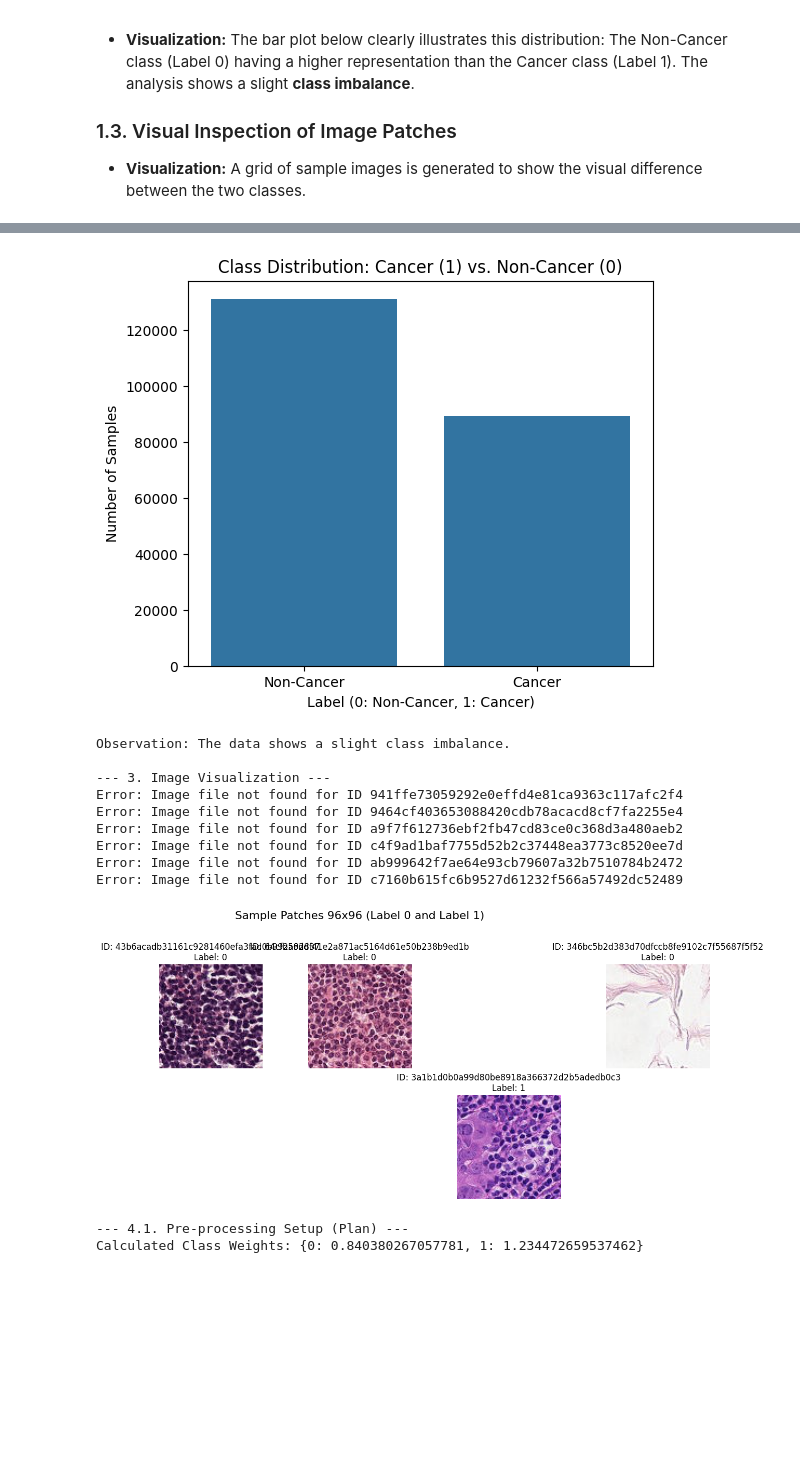
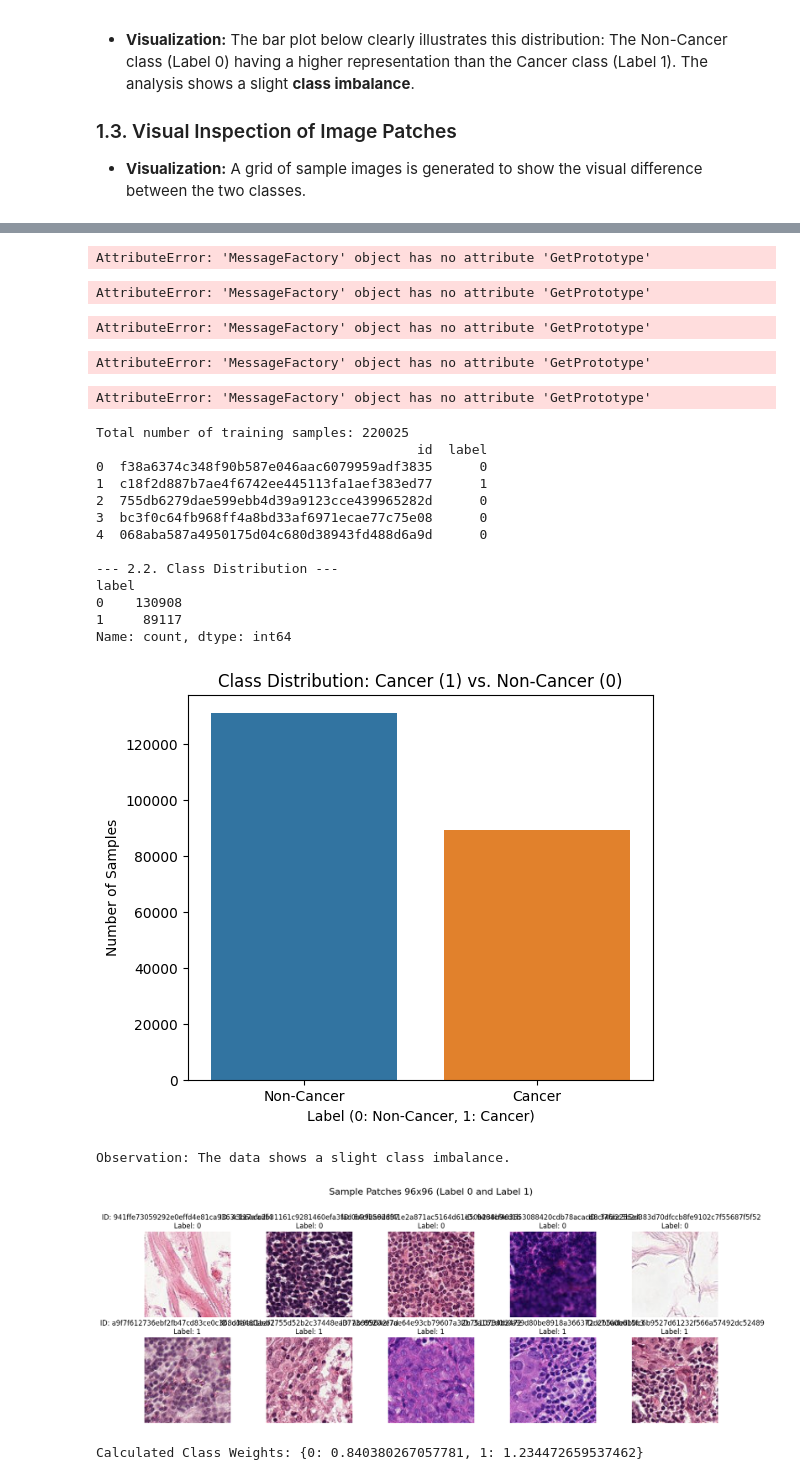
Before and after one commit to hoangop/Deep_Learning_W3_project, a Jupyter notebook: notebook/project.ipynb, the cells around one changed output, grey strips where cells are left out. Saved outputs shown, nothing was run; the diff lists cells and outputs as text; code cells hidden in the pictures; blank space fills up the shorter version.

```diff
--- a/notebook/project.ipynb
+++ b/notebook/project.ipynb
@@ -59,12 +55,7 @@ from tensorflow.keras.preprocessing.image import ImageDataGenerator
 from tensorflow.keras.optimizers import Adam
 from tensorflow.keras.callbacks import ModelCheckpoint, EarlyStopping
 
-# Verify TensorFlow is working
-print(f"TensorFlow version: {tf.__version__}")
-
-# Set the base path for the Kaggle Kernel
-# The competition data is automatically mounted here
-INPUT_DIR = '../data/'
+INPUT_DIR = '/kaggle/input/histopathologic-cancer-detection'
 TRAIN_DIR = os.path.join(INPUT_DIR, 'train')
 LABEL_FILE = os.path.join(INPUT_DIR, 'train_labels.csv')
 
@@ -72,11 +63,8 @@ LABEL_FILE = os.path.join(INPUT_DIR, 'train_labels.csv')
 IMAGE_SIZE = 96
 
 # --- 2. Data Statistics and Class Distribution (EDA) ---
-
-print("--- 2.1. Load and Inspect Labels ---")
 train_df = pd.read_csv(LABEL_FILE)
 print(f"Total number of training samples: {len(train_df)}")
-print("\nFirst 5 rows of the dataset:")
 print(train_df.head())
 
 # Count samples for each class
@@ -95,9 +83,7 @@ plt.show()
 print("Observation: The data shows a slight class imbalance.")
 
 
-# --- 3. Image Visualization ---
-print("\n--- 3. Image Visualization ---")
-
+# --- 3. Image Visualization --
 # Sample 5 patches for each class
 sample_0 = train_df[train_df['label'] == 0]['id'].sample(5, random_state=42).tolist()
 sample_1 = train_df[train_df['label'] == 1]['id'].sample(5, random_state=42).tolist()
@@ -126,13 +112,6 @@ plt.tight_layout(rect=[0, 0, 1, 0.95])
 plt.show()
 
 # --- 4. Data Pre-processing and Analysis Plan ---
-
-print("\n--- 4.1. Pre-processing Setup (Plan) ---")
-# Note: Transfer Learning models (ResNet, VGG) are pre-trained on ImageNet.
-# We must normalize the data according to ImageNet statistics for optimal performance.
-
-# Calculate Class Weights for Loss Function (Addressing Imbalance)
-# Class weights: Used to penalize errors on the minority class (Cancer - Label 1)
 y_train = train_df['label'].values
 weights = class_weight.compute_class_weight(
     'balanced',
@@ -163,13 +129,22 @@ Name: count, dtype: int64
+AttributeError: 'MessageFactory' object has no attribute 'GetPrototype'
+AttributeError: 'MessageFactory' object has no attribute 'GetPrototype'
+AttributeError: 'MessageFactory' object has no attribute 'GetPrototype'
+AttributeError: 'MessageFactory' object has no attribute 'GetPrototype'
+AttributeError: 'MessageFactory' object has no attribute 'GetPrototype'
+Total number of training samples: 220025
+                                         id  label
+0  f38a6374c348f90b587e046aac6079959adf3835      0
+1  c18f2d887b7ae4f6742ee445113fa1aef383ed77      1
+2  755db6279dae599ebb4d39a9123cce439965282d      0
+3  bc3f0c64fb968ff4a8bd33af6971ecae77c75e08      0
+4  068aba587a4950175d04c680d38943fd488d6a9d      0
+
+--- 2.2. Class Distribution ---
+label
+0    130908
+1     89117
+Name: count, dtype: int64
-[figure, old version]
+[figure, new version]
-Observation: The data shows a slight class imbalance.
-
---- 3. Image Visualization ---
-Error: Image file not found for ID 941ffe73059292e0effd4e81ca9363c117afc2f4
-Error: Image file not found for ID 9464cf403653088420cdb78acacd8cf7fa2255e4
-Error: Image file not found for ID a9f7f612736ebf2fb47cd83ce0c368d3a480aeb2
-Error: Image file not found for ID c4f9ad1baf7755d52b2c37448ea3773c8520ee7d
-Error: Image file not found for ID ab999642f7ae64e93cb79607a32b7510784b2472
-Error: Image file not found for ID c7160b615fc6b9527d61232f566a57492dc52489
+Observation: The data shows a slight class imbalance.
-[figure, old version]
+[figure, new version]
---- 4.1. Pre-processing Setup (Plan) ---
-Calculated Class Weights: {0: 0.840380267057781, 1: 1.234472659537462}
+Calculated Class Weights: {0: 0.840380267057781, 1: 1.234472659537462}
```
Also changed, not shown: parts of 10 cells of this notebook, 5 other files.
